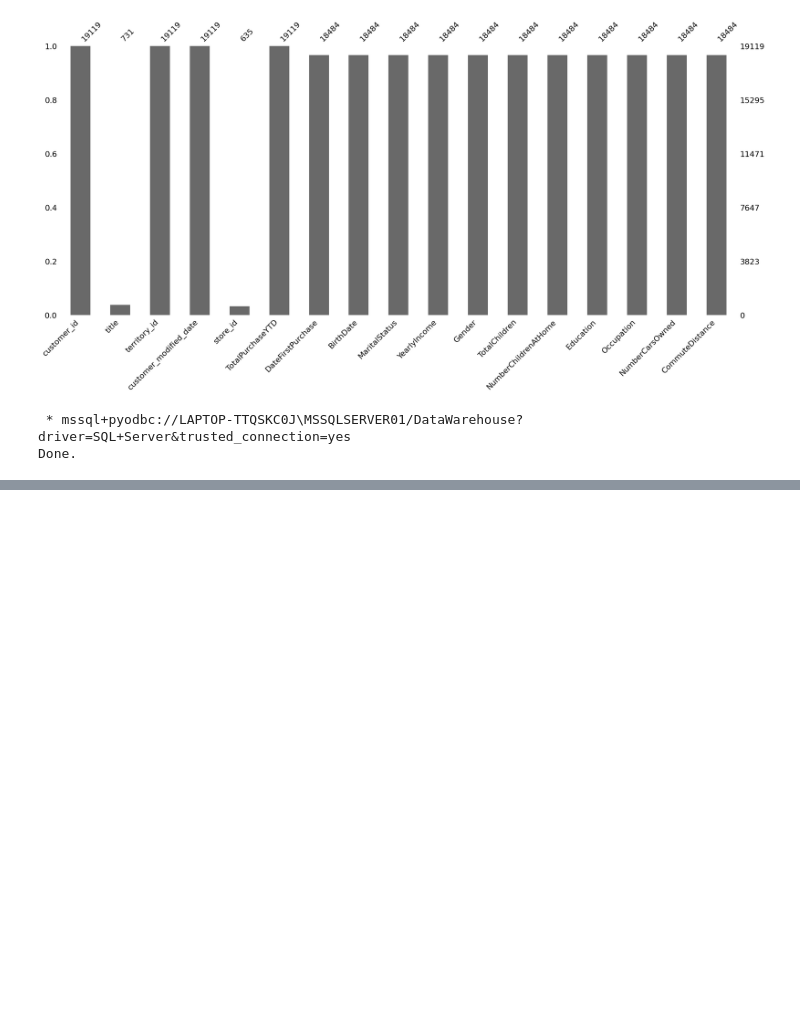
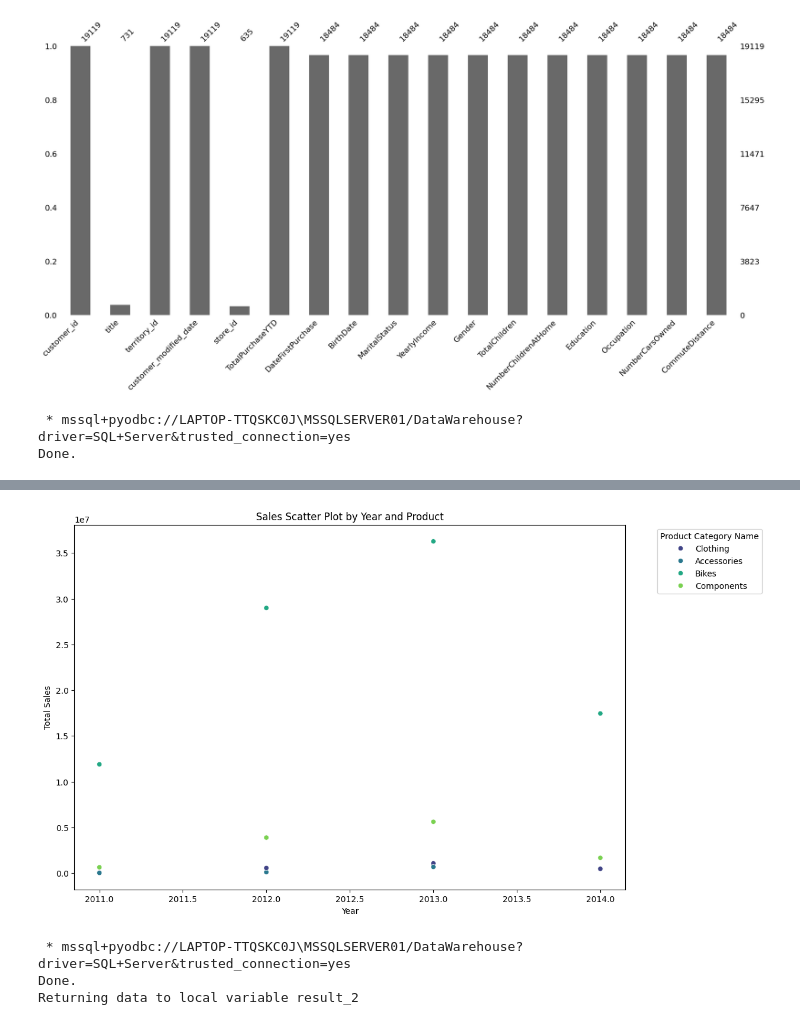
Before and after one commit to minhquanvus1/Product_Mix, a Jupyter notebook: product_mix.ipynb, the cells around one changed output, grey strips where cells are left out. Cells and saved outputs as stored; diff of their text form; code cells hidden in the pictures; blank space fills up the shorter version.

```diff
--- a/product_mix.ipynb
+++ b/product_mix.ipynb
@@ -339,0 +406,30 @@ Done.
+# %%
+# Plotting the scatter plot with hue
+plt.figure(figsize=(12, 8))
+sns.scatterplot(data=df_result, x='year', y='total_line_total', hue='product_category_name', palette='viridis', legend='full')
+plt.title('Sales Scatter Plot by Year and Product')
+plt.xlabel('Year')
+plt.ylabel('Total Sales')
+plt.legend(title='Product Category Name', bbox_to_anchor=(1.05, 1), loc='upper left')
+
+plt.show()
+# %% [output]
+[figure, added]
+# %%
+%%sql
+result_2 << SELECT
+    dp.product_subcategory_name,
+    dt.year,
+    SUM(fs.line_total) AS total_line_total
+FROM
+    Fact_Sales fs
+JOIN
+    Dim_Product dp ON fs.product_SK = dp.product_SK
+JOIN
+    Dim_Time dt ON fs.time_id = dt.time_id
+GROUP BY
+    dp.product_subcategory_name, dt.year;
+# %% [output]
+ * mssql+pyodbc://LAPTOP-TTQSKC0J\MSSQLSERVER01/DataWarehouse?driver=SQL+Server&trusted_connection=yes
+Done.
+Returning data to local variable result_2
```
Also changed, not shown: parts of 6 cells of this notebook.
